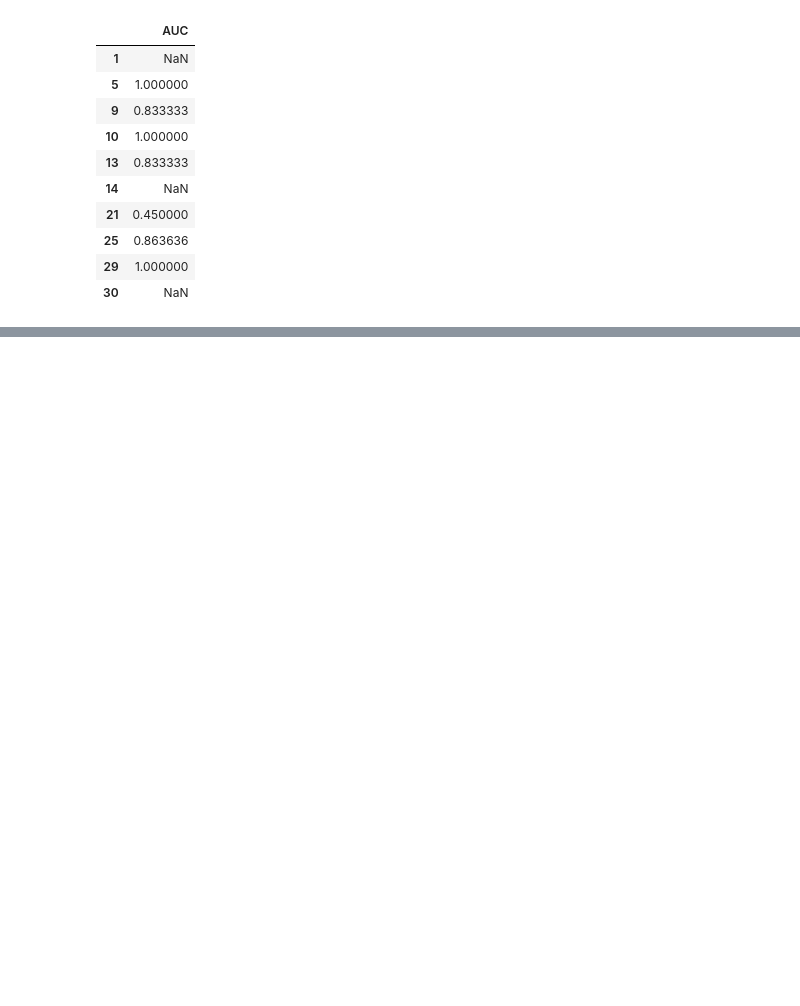
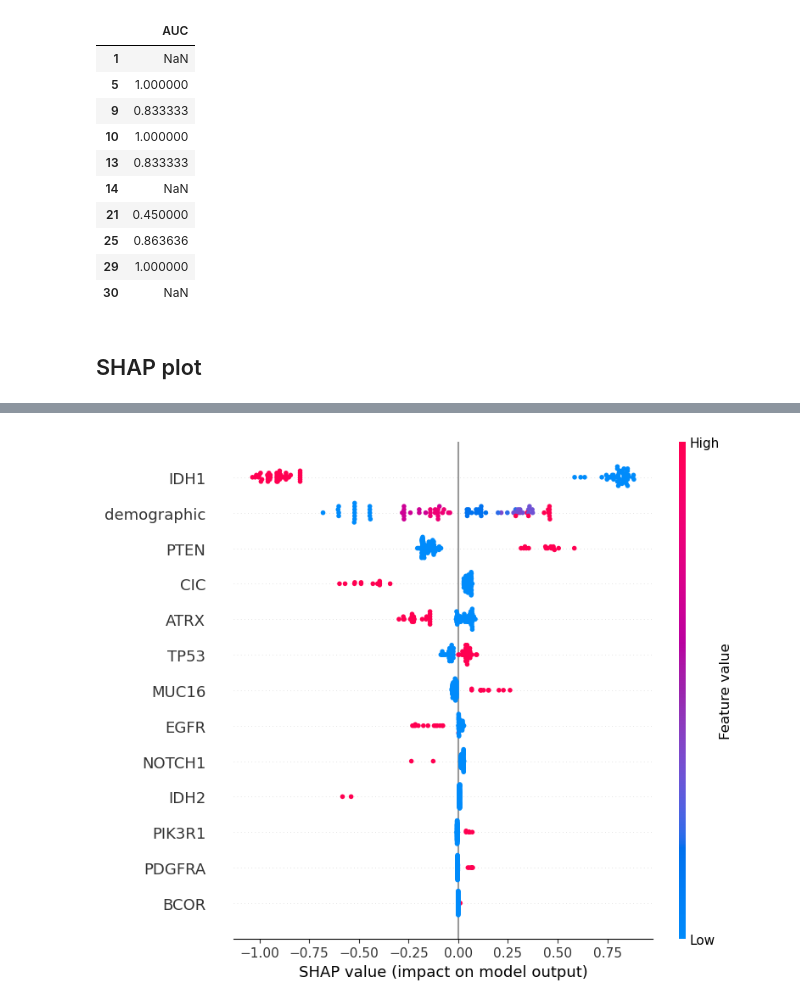
Before and after one commit to MollyEvansDonaghey/Glioma-grading-project, a Jupyter notebook: phase 1/IW and XGBoost.ipynb, the cells around one changed output, grey strips where cells are left out. Saved outputs shown, nothing was run; the diff lists cells and outputs as text; code cells hidden in the pictures; blank space fills up the shorter version.

Commit message:
Add files via upload
Updated files with SHAP plot analysis

```diff
--- a/phase 1/IW and XGBoost.ipynb
+++ b/phase 1/IW and XGBoost.ipynb
@@ -377,3 +377,21 @@ auc_per_demo_df
 | 25 | 0.863636 |
 | 29 | 1.000000 |
 | 30 | NaN |
+# %% [markdown]
+## SHAP plot
+# %%
+import shap
+
+feature_names = X_train.columns.tolist()  # if X_* are DataFrames
+
+# Best practice for trees: interventional perturbation with background data
+explainer = shap.TreeExplainer(
+    model, data=X_train, feature_perturbation="interventional", model_output="margin"
+)
+
+# SHAP values shape: (n_samples, n_features)
+shap_values = explainer.shap_values(X_test)
+
+# Summary plot
+shap.summary_plot(shap_values, X_test, feature_names=feature_names)
+# %% [output]
@@ -379,0 +400 @@ auc_per_demo_df
+[figure, added]
```
Also changed, not shown: parts of 1 cell of this notebook.
